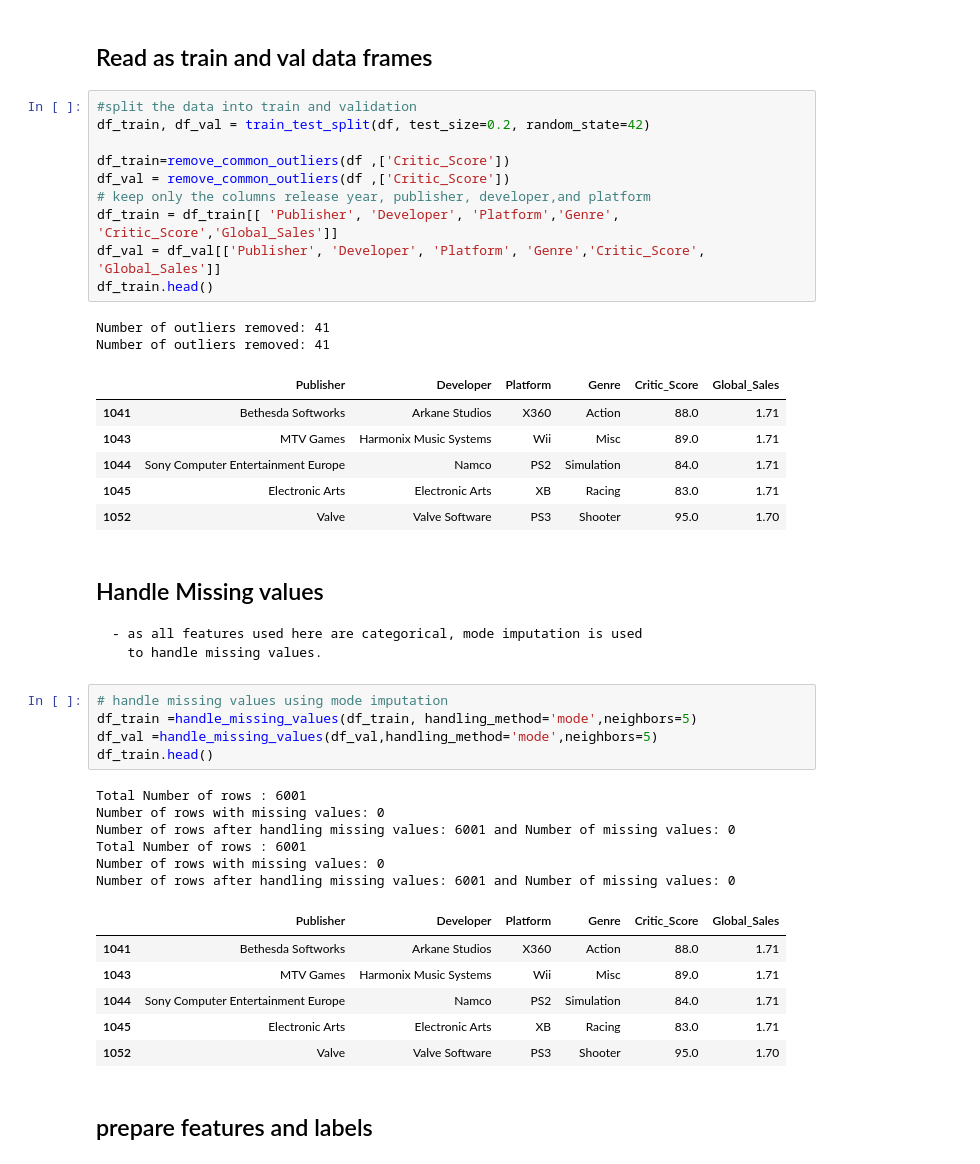
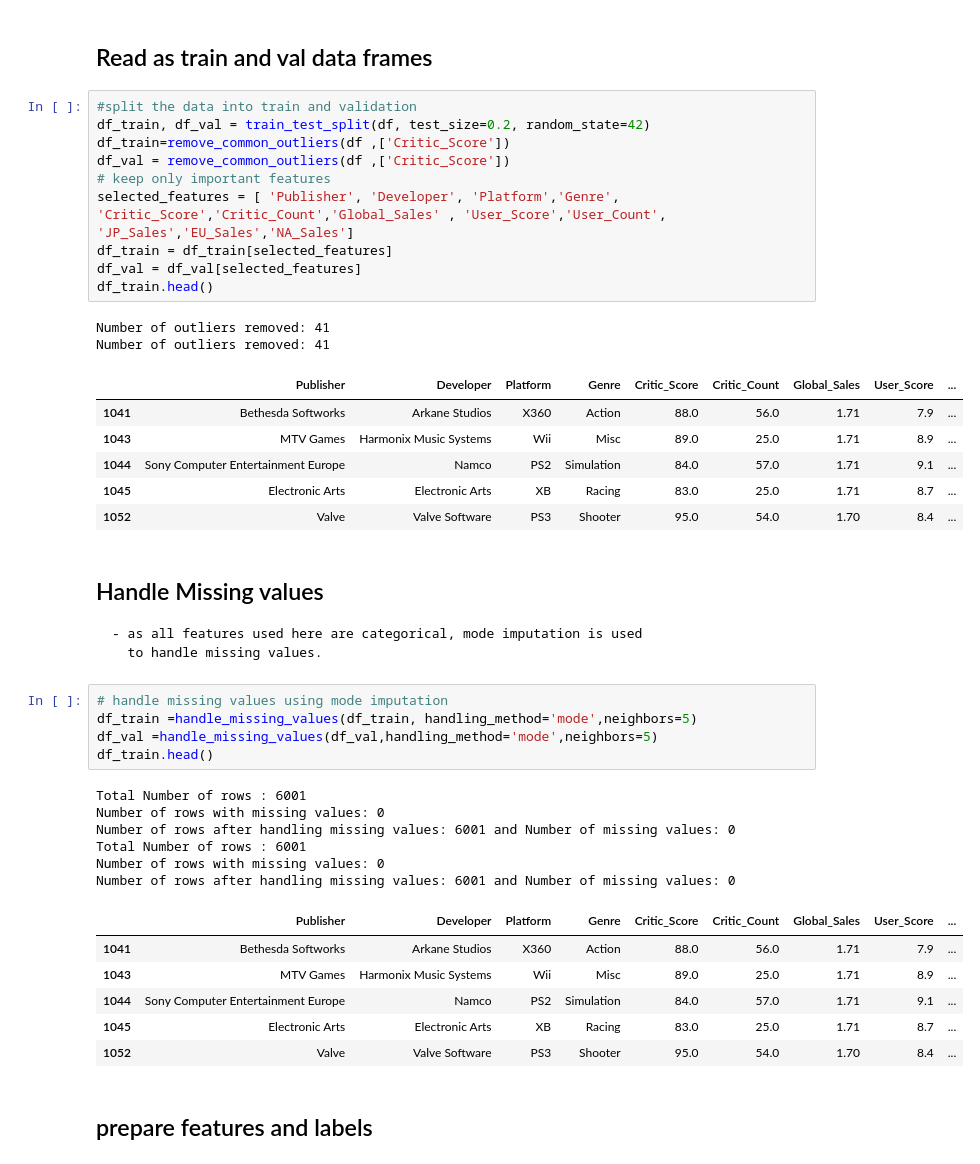
Before and after one commit to GhiathAjam/Analysis-of-Video-Games-Sales, a Jupyter notebook: Analysis/PredictiveQuestions/Q1.ipynb, the cells around one changed output. Cells and saved outputs as stored; diff of their text form.

```diff
--- a/Analysis/PredictiveQuestions/Q1.ipynb
+++ b/Analysis/PredictiveQuestions/Q1.ipynb
@@ -103,22 +102,22 @@ scatter(df,'Critic_Score','Global_Sales','Critic Score vs Global Sales')
 # %%
 #split the data into train and validation
 df_train, df_val = train_test_split(df, test_size=0.2, random_state=42)
-
 df_train=remove_common_outliers(df ,['Critic_Score'])
 df_val = remove_common_outliers(df ,['Critic_Score'])
-# keep only the columns release year, publisher, developer,and platform
-df_train = df_train[[ 'Publisher', 'Developer', 'Platform','Genre', 'Critic_Score','Global_Sales']]
-df_val = df_val[['Publisher', 'Developer', 'Platform', 'Genre','Critic_Score', 'Global_Sales']]
+# keep only important features
+selected_features = [ 'Publisher', 'Developer', 'Platform','Genre', 'Critic_Score','Critic_Count','Global_Sales' , 'User_Score','User_Count', 'JP_Sales','EU_Sales','NA_Sales']
+df_train = df_train[selected_features]
+df_val = df_val[selected_features]
 df_train.head()
 # %% [output]
 Number of outliers removed: 41
 Number of outliers removed: 41
-|  | Publisher | Developer | Platform | Genre | Critic_Score | Global_Sales |
-| 1041 | Bethesda Softworks | Arkane Studios | X360 | Action | 88.0 | 1.71 |
-| 1043 | MTV Games | Harmonix Music Systems | Wii | Misc | 89.0 | 1.71 |
-| 1044 | Sony Computer Entertainment Europe | Namco | PS2 | Simulation | 84.0 | 1.71 |
-| 1045 | Electronic Arts | Electronic Arts | XB | Racing | 83.0 | 1.71 |
-| 1052 | Valve | Valve Software | PS3 | Shooter | 95.0 | 1.70 |
+|  | Publisher | Developer | Platform | Genre | Critic_Score | Critic_Count | Global_Sales | User_Score | ... |
+| 1041 | Bethesda Softworks | Arkane Studios | X360 | Action | 88.0 | 56.0 | 1.71 | 7.9 | ... |
+| 1043 | MTV Games | Harmonix Music Systems | Wii | Misc | 89.0 | 25.0 | 1.71 | 8.9 | ... |
+| 1044 | Sony Computer Entertainment Europe | Namco | PS2 | Simulation | 84.0 | 57.0 | 1.71 | 9.1 | ... |
+| 1045 | Electronic Arts | Electronic Arts | XB | Racing | 83.0 | 25.0 | 1.71 | 8.7 | ... |
+| 1052 | Valve | Valve Software | PS3 | Shooter | 95.0 | 54.0 | 1.70 | 8.4 | ... |
 # %% [markdown]
 ## Handle Missing values
     - as all features used here are categorical, mode imputation is used
@@ -135,12 +134,12 @@ Number of rows after handling missing values: 6001 and Number of missing values:
 Total Number of rows : 6001
 Number of rows with missing values: 0
 Number of rows after handling missing values: 6001 and Number of missing values: 0
-|  | Publisher | Developer | Platform | Genre | Critic_Score | Global_Sales |
-| 1041 | Bethesda Softworks | Arkane Studios | X360 | Action | 88.0 | 1.71 |
-| 1043 | MTV Games | Harmonix Music Systems | Wii | Misc | 89.0 | 1.71 |
-| 1044 | Sony Computer Entertainment Europe | Namco | PS2 | Simulation | 84.0 | 1.71 |
-| 1045 | Electronic Arts | Electronic Arts | XB | Racing | 83.0 | 1.71 |
-| 1052 | Valve | Valve Software | PS3 | Shooter | 95.0 | 1.70 |
+|  | Publisher | Developer | Platform | Genre | Critic_Score | Critic_Count | Global_Sales | User_Score | ... |
+| 1041 | Bethesda Softworks | Arkane Studios | X360 | Action | 88.0 | 56.0 | 1.71 | 7.9 | ... |
+| 1043 | MTV Games | Harmonix Music Systems | Wii | Misc | 89.0 | 25.0 | 1.71 | 8.9 | ... |
+| 1044 | Sony Computer Entertainment Europe | Namco | PS2 | Simulation | 84.0 | 57.0 | 1.71 | 9.1 | ... |
+| 1045 | Electronic Arts | Electronic Arts | XB | Racing | 83.0 | 25.0 | 1.71 | 8.7 | ... |
+| 1052 | Valve | Valve Software | PS3 | Shooter | 95.0 | 54.0 | 1.70 | 8.4 | ... |
 # %% [markdown]
 ## prepare features and labels
 # %%
```
Also changed, not shown: parts of 11 cells of this notebook.
